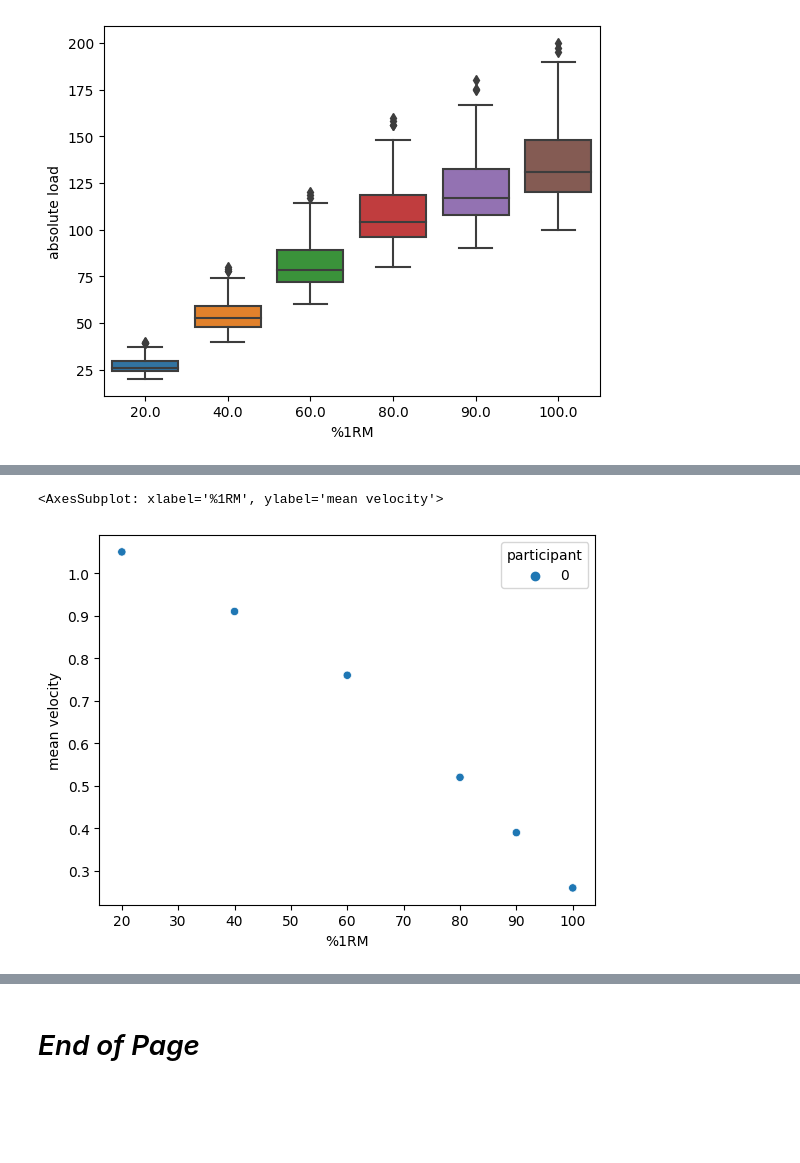
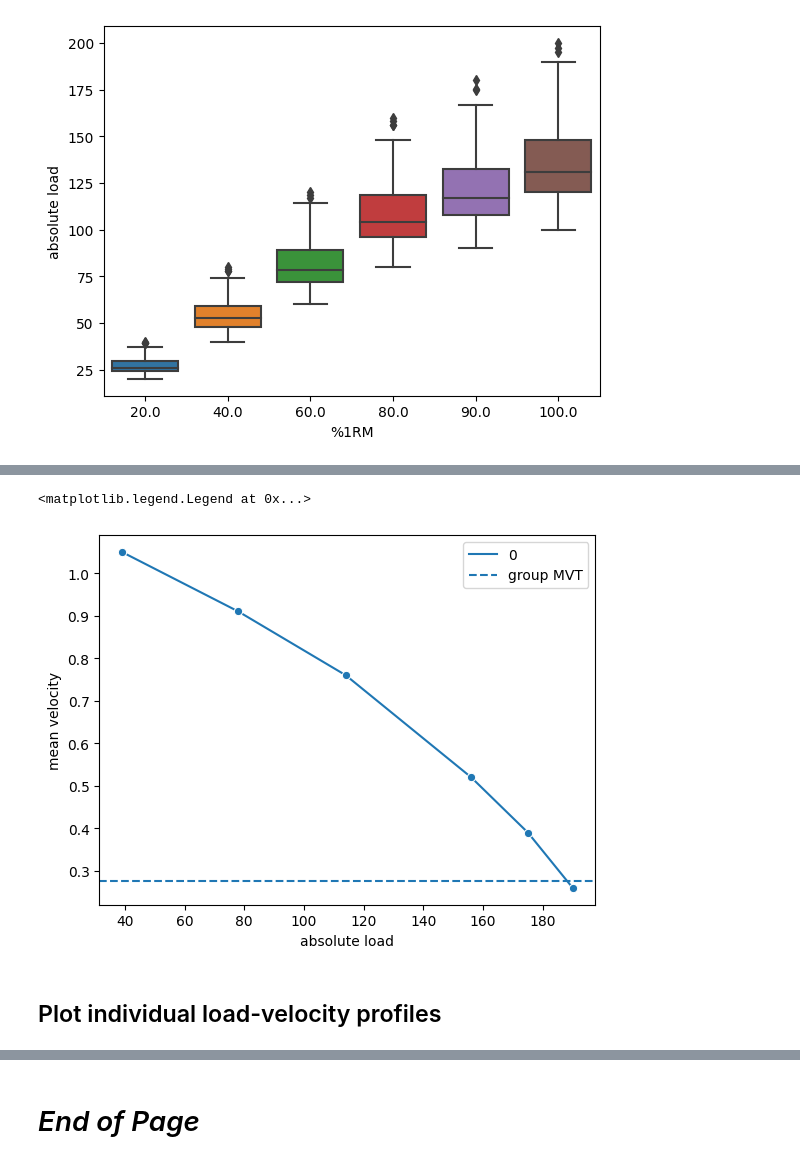
Before and after one commit to silvhua/lighthouse-capstone-project, a Jupyter notebook: notebooks/2022-11-20 EDA and linear regression.ipynb, the cells around one changed output, grey strips where cells are left out. Cells and saved outputs as stored; diff of their text form; code cells hidden in the pictures; blank space fills up the shorter version.

Commit message:
plot individual load velocity profiles with linear regression

```diff
--- a/notebooks/2022-11-20 EDA and linear regression.ipynb
+++ b/notebooks/2022-11-20 EDA and linear regression.ipynb
@@ -105,11 +119,14 @@ df_fw.head(4).sort_values('Load-1RM-1').reset_index(drop=True)
 # %%
 # Create function
 def reshape_group_df(df):
-
+    """
+    Reshape dataframe each row represents data from one rep (each participant has multiple columns)
+    """
     # Sort participants by strength
     df = df.sort_values('Load-1RM-1').reset_index(drop=True)
 
-    velocity_columns = df_fw.columns[df_fw.columns.str.contains('MV')]
+    velocity_columns = df.columns[df.columns.str.contains('MV')]
+    load_columns = df.columns[df.columns.str.contains('Load')]
     df = pd.concat([
         df.melt(
             value_vars=load_columns, value_name='absolute load',
@@ -180,6 +265,3 @@ sns.boxplot(data=reshape_group_df(df_fw), x='%1RM', y='absolute load')
 # %% [output]
 <AxesSubplot: xlabel='%1RM', ylabel='absolute load'>
 [figure]
-# %%
-participant0 = df_fw.head(1)
-participant0
@@ -189,7 +389,13 @@ participant0
 # %%
+# Plot of mean velocity vs. absolute load
 # This represents models 1 and 2
-sns.scatterplot(data=reshape_group_df(participant0), x='%1RM', y='mean velocity',
-hue='participant')
+ax = sns.lineplot(data=reshape_group_df(participant0), x='absolute load', y='mean velocity',
+hue='participant', marker='o')
+ax.axhline(y=df_fw['100%MV'].mean(),
+    label='group MVT',ls='--')
+ax.legend()
 # %% [output]
-<AxesSubplot: xlabel='%1RM', ylabel='mean velocity'>
+<matplotlib.legend.Legend at 0x...>
-[figure, old version]
+[figure, new version]
+# %% [markdown]
+## Plot individual load-velocity profiles
```
Also changed, not shown: parts of 42 cells of this notebook.
